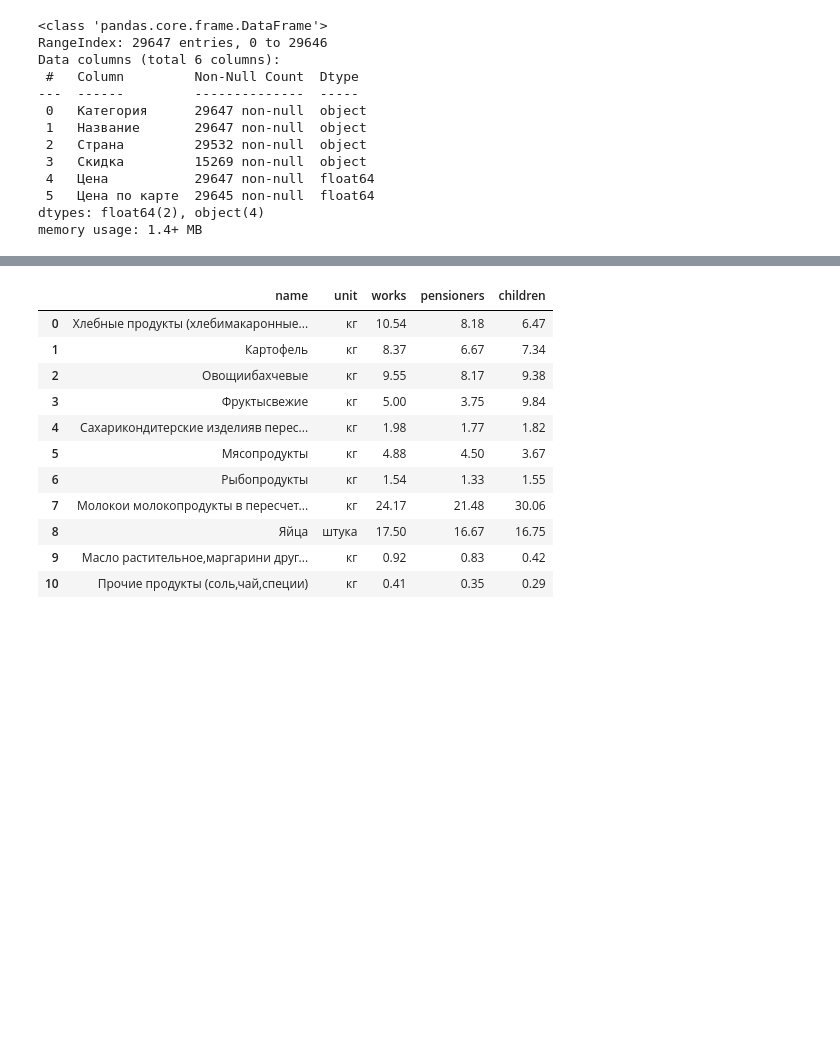
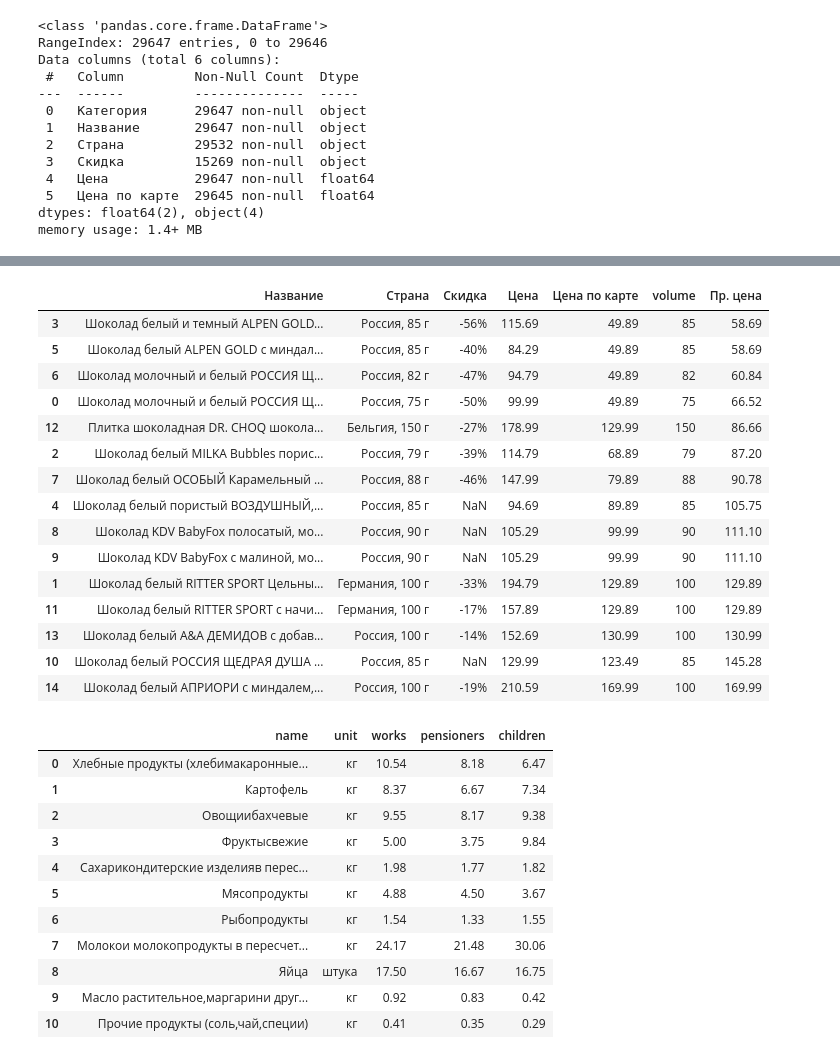
Before and after one commit to work-f999145/work_002, a Jupyter notebook: result_read.ipynb, the cells around one changed output, grey strips where cells are left out. Cells and saved outputs as stored; diff of their text form; code cells hidden in the pictures; blank space fills up the shorter version.

```diff
--- a/result_read.ipynb
+++ b/result_read.ipynb
@@ -70,6 +70,30 @@ display(test[test['volume']>600].nlargest(5, columns='Пр. цена'))
 | 1498 | Молоко, сыр, яйцо | Молоко пастеризованное ЛЕБЕДЯНЬМО... | Россия, 900 г | NaN | 94.99 | 90.19 | 900 | 100.21 |
 | 1516 | Молоко, сыр, яйцо | Молоко пастеризованное ПРОСТОКВАШ... | Россия, 1400 мл | NaN | 143.09 | 135.89 | 1400 | 97.06 |
 | 1439 | Молоко, сыр, яйцо | Молоко пастеризованное ЛЕБЕДЯНЬМО... | Россия, 900 г | NaN | 91.59 | 86.99 | 900 | 96.66 |
+# %%
+choc_mask_01 = df['Название'].str.lower().str.contains(r'(?=.*шоколад)(?=.*белый)', regex=True)
+choc_mask_02 = df['Категория'] == 'Кондитерские изделия'
+chocolate = df[choc_mask_01 & choc_mask_02].copy().reset_index(drop='index')
+chocolate['volume'] = chocolate['Страна'].str.extract('(\d+)').astype(int)
+chocolate['Пр. цена'] = round((chocolate['Цена по карте'] / (chocolate['volume'] / 100)), 2)
+chocolate[chocolate.columns[1:]].sort_values('Пр. цена')
+# %% [output]
+|  | Название | Страна | Скидка | Цена | Цена по карте | volume | Пр. цена |
+| 3 | Шоколад белый и темный ALPEN GOLD... | Россия, 85 г | -56% | 115.69 | 49.89 | 85 | 58.69 |
+| 5 | Шоколад белый ALPEN GOLD с миндал... | Россия, 85 г | -40% | 84.29 | 49.89 | 85 | 58.69 |
+| 6 | Шоколад молочный и белый РОССИЯ Щ... | Россия, 82 г | -47% | 94.79 | 49.89 | 82 | 60.84 |
+| 0 | Шоколад молочный и белый РОССИЯ Щ... | Россия, 75 г | -50% | 99.99 | 49.89 | 75 | 66.52 |
+| 12 | Плитка шоколадная DR. CHOQ шокола... | Бельгия, 150 г | -27% | 178.99 | 129.99 | 150 | 86.66 |
+| 2 | Шоколад белый MILKA Bubbles порис... | Россия, 79 г | -39% | 114.79 | 68.89 | 79 | 87.20 |
+| 7 | Шоколад белый ОСОБЫЙ Карамельный ... | Россия, 88 г | -46% | 147.99 | 79.89 | 88 | 90.78 |
+| 4 | Шоколад белый пористый ВОЗДУШНЫЙ,... | Россия, 85 г | NaN | 94.69 | 89.89 | 85 | 105.75 |
+| 8 | Шоколад KDV BabyFox полосатый, мо... | Россия, 90 г | NaN | 105.29 | 99.99 | 90 | 111.10 |
+| 9 | Шоколад KDV BabyFox с малиной, мо... | Россия, 90 г | NaN | 105.29 | 99.99 | 90 | 111.10 |
+| 1 | Шоколад белый RITTER SPORT Цельны... | Германия, 100 г | -33% | 194.79 | 129.89 | 100 | 129.89 |
+| 11 | Шоколад белый RITTER SPORT с начи... | Германия, 100 г | -17% | 157.89 | 129.89 | 100 | 129.89 |
+| 13 | Шоколад белый А&А ДЕМИДОВ с добав... | Россия, 100 г | -14% | 152.69 | 130.99 | 100 | 130.99 |
+| 10 | Шоколад белый РОССИЯ ЩЕДРАЯ ДУША ... | Россия, 85 г | NaN | 129.99 | 123.49 | 85 | 145.28 |
+| 14 | Шоколад белый АПРИОРИ с миндалем,... | Россия, 100 г | -19% | 210.59 | 169.99 | 100 | 169.99 |
 # %%
 import requests
 from bs4 import BeautifulSoup as BS
```
Also changed, not shown: 2 other files.
